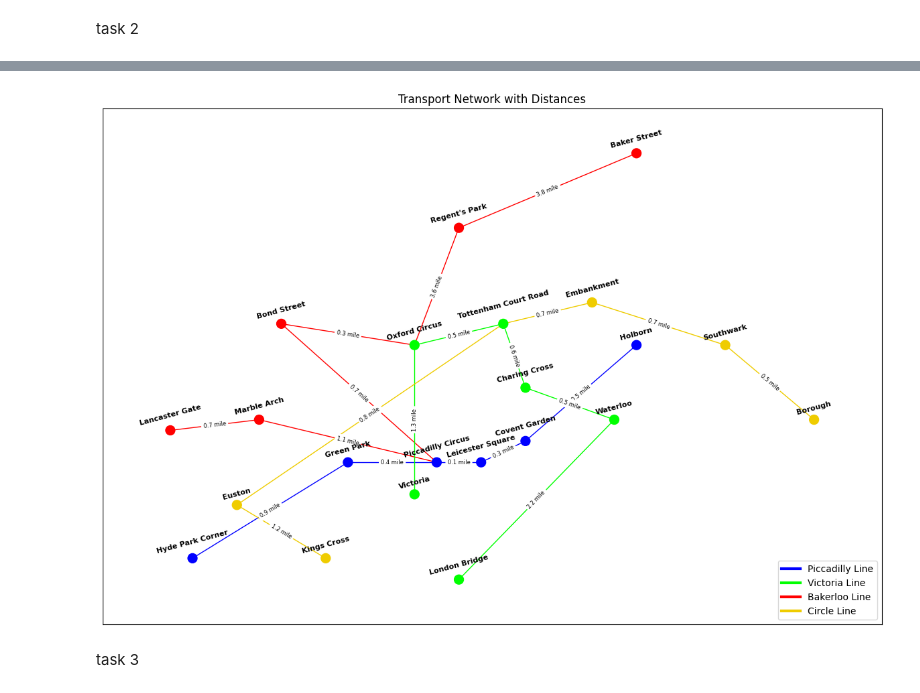
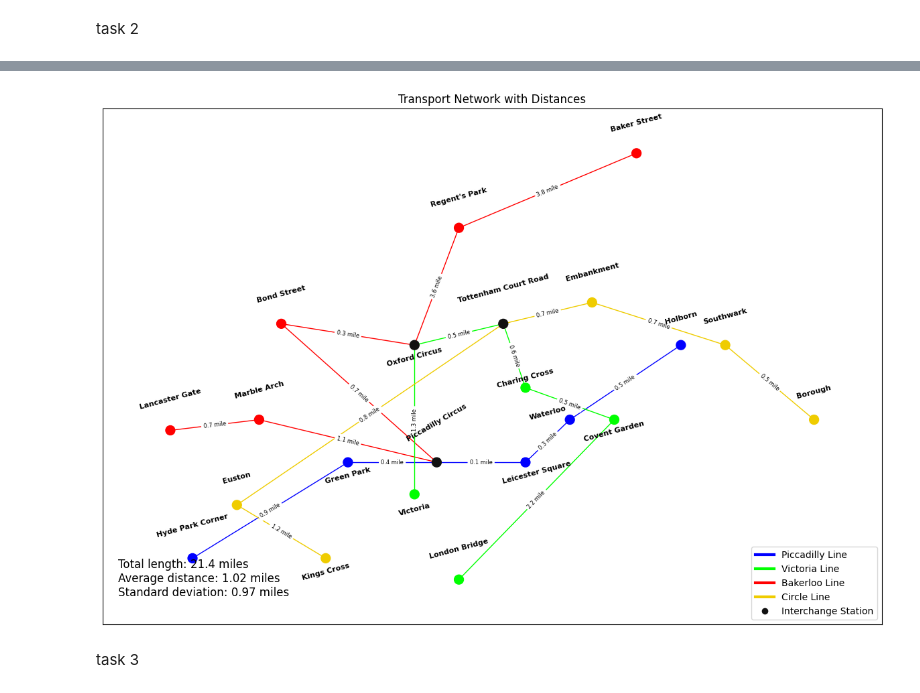
Before and after one commit to lequangphuc-1310/comp1844, a Jupyter notebook: cw.ipynb, the cells around one changed output, grey strips where cells are left out. Drawn from its saved outputs; the diff is of its cells as text; code cells hidden in the pictures.

Commit message:
fix bugs - change color interchange nodes, add task 3 to the graph, modify labels of station using conditions,etc.

```diff
--- a/cw.ipynb
+++ b/cw.ipynb
@@ -87,9 +94,9 @@ stations = {
     'Hyde Park Corner': (0, 0),
     'Green Park': (7, 9),
     'Piccadilly Circus': (11, 9),
-    'Leicester Square': (13, 9),
-    'Covent Garden': (15, 11),
-    'Holborn': (20, 20),
+    'Leicester Square': (15, 9),
+    'Covent Garden': (17, 13),
+    'Holborn': (22, 20),
 
     'Victoria': (10, 6),
     'Oxford Circus': (10, 20),
@@ -171,6 +178,7 @@ line_colors = {
     ('Southwark', 'Borough'): '#EFCC00',
 }
 
+# Initialize the graph nodes with their positions and line colors
 for station, pos in stations.items():
     if station in ['Hyde Park Corner', 'Green Park', 'Piccadilly Circus', 'Leicester Square', 'Covent Garden', 'Holborn']:
         color = '#0000ff'  # blue
@@ -185,6 +193,7 @@ for station, pos in stations.items():
 
     Graph.add_node(station, npos=pos, ccn=color)
 
+# Add the edges to the graph with their distances and colors
 for (u, v), d in distances.items():
     line_color = line_colors.get((u, v), '#888888')
     Graph.add_edge(u, v, cce=line_color, distance=d)
@@ -194,6 +203,16 @@ nodecolor = nx.get_node_attributes(Graph, 'ccn')
 edgecolor = nx.get_edge_attributes(Graph, 'cce')
 distances = nx.get_edge_attributes(Graph, 'distance')
 
+# Identify interchange stations (nodes with multiple lines)
+interchange_stations = {
+    'Oxford Circus', 'Piccadilly Circus', 'Tottenham Court Road'
+}
+
+# Change the color of interchange stations
+for station in interchange_stations:
+    if station in nodecolor:
+        nodecolor[station] = '#111'  # magenta for interchange stations
+
 plt.figure(figsize=(15, 10))
 
 # Draw nodes and edges
@@ -202,11 +221,33 @@ nx.draw_networkx_edges(Graph, pos, edge_color=list(edgecolor.values()))
 
 # Draw node labels
 labels = {node: node for node in Graph.nodes()}
-label_pos = {key: (value[0], value[1] + 0.5) for key, value in pos.items()}  # Move labels up
+label_pos = {}
+for key, value in pos.items():
+    if key == 'Leicester Square':
+        label_pos[key] = (value[0] + 0.5, value[1] - 2)
+    elif key == 'Green Park':
+        label_pos[key] = (value[0], value[1] - 2)
+    elif key == 'Victoria':
+        label_pos[key] = (value[0], value[1] - 2)
+    elif key == 'Waterloo':
+        label_pos[key] = (value[0] -3, value[1] )
+    elif key == 'Covent Garden':
+        label_pos[key] = (value[0] +2, value[1] - 2)
+    elif key == 'Charing Cross':
+        label_pos[key] = (value[0] , value[1])
+    elif key == 'Oxford Circus':
+        label_pos[key] = (value[0], value[1] - 2)
+    elif key == 'Kings Cross':
+        label_pos[key] = (value[0], value[1] - 2)
+    else:
+        label_pos[key] = (value[0], value[1] + 2)
 
 # Manually add labels with rotation
 for key, value in label_pos.items():
-    plt.text(value[0], value[1], key, fontsize=8, fontweight='bold', rotation=15, ha='center')
+    rotation_angle = 15  # Default rotation
+    if key == 'Piccadilly Circus':
+        rotation_angle = 30  # Increased rotation degree
+    plt.text(value[0], value[1], key, fontsize=8, fontweight='bold', rotation=rotation_angle, ha='center')
 
 # Draw edge labels with smaller font size
 edge_labels = {(u, v): f'{d} mile' for (u, v), d in distances.items()}
@@ -219,8 +260,39 @@ legend_lines = [
     mlines.Line2D([], [], color='#0000ff', linewidth=3, label='Piccadilly Line'),
     mlines.Line2D([], [], color='#00FF00', linewidth=3, label='Victoria Line'),
     mlines.Line2D([], [], color='#FF0000', linewidth=3, label='Bakerloo Line'),
-    mlines.Line2D([], [], color='#EFCC00', linewidth=3, label='Circle Line')
+    mlines.Line2D([], [], color='#EFCC00', linewidth=3, label='Circle Line'),
+    mlines.Line2D([], [], marker='o', markersize=8, color='w', markerfacecolor='#111', label='Interchange Station')
 ]
+
 plt.legend(handles=legend_lines, loc='lower right')
+
+distances = nx.get_edge_attributes(Graph, 'distance')
+distance_values = list(distances.values())
+
+# Total length of the transport network
+total_length = round(sum(distance_values), 2)
+
+# Average distance between the stations
+average_distance = round(np.mean(distance_values), 2)
+
+# Standard deviation of the distances between the stations
+std_deviation = round(np.std(distance_values), 2)
+
+# Print the values
+print(f"Total length of the transport network: {total_length} miles")
+print(f"Average distance between the stations: {average_distance} miles")
+print(f"Standard deviation of the distances between the stations: {std_deviation} miles")
+
+# Create text box with the statistics
+textstr = '\n'.join((
+    f"Total length: {total_length} miles",
+    f"Average distance: {average_distance} miles",
+    f"Standard deviation: {std_deviation} miles"
+))
+
+# Place the text box in the lower left corner inside the plot
+plt.gcf().text(0.02, 0.05, textstr, fontsize=12, va='bottom', transform=plt.gca().transAxes)
+
+
 plt.show()
 # %% [output]
@@ -227,4 +302,4 @@ plt.show()
-[figure, old version]
+[figure, new version]
 # %% [markdown]
 task 3
 # %%
```
Also changed, not shown: parts of 3 cells of this notebook.
